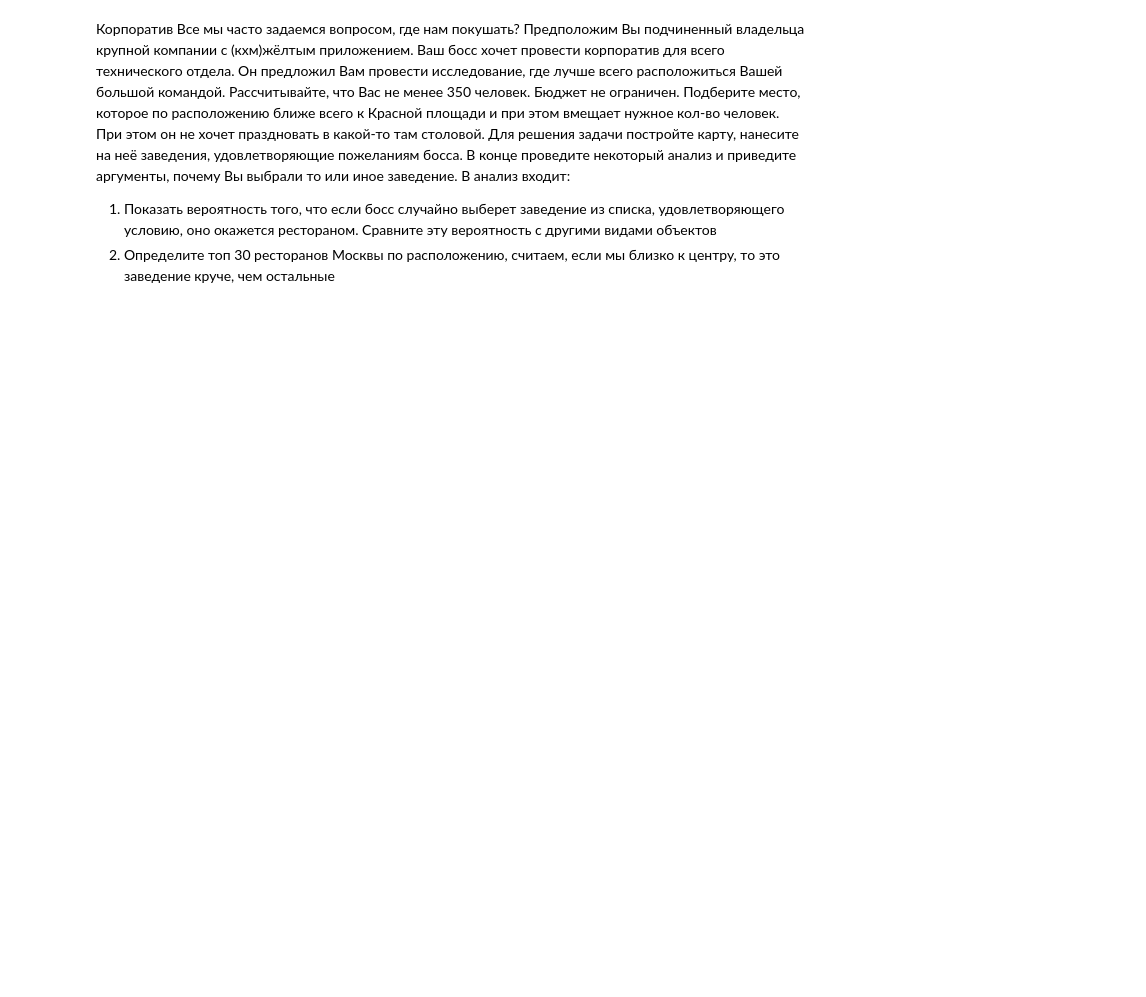
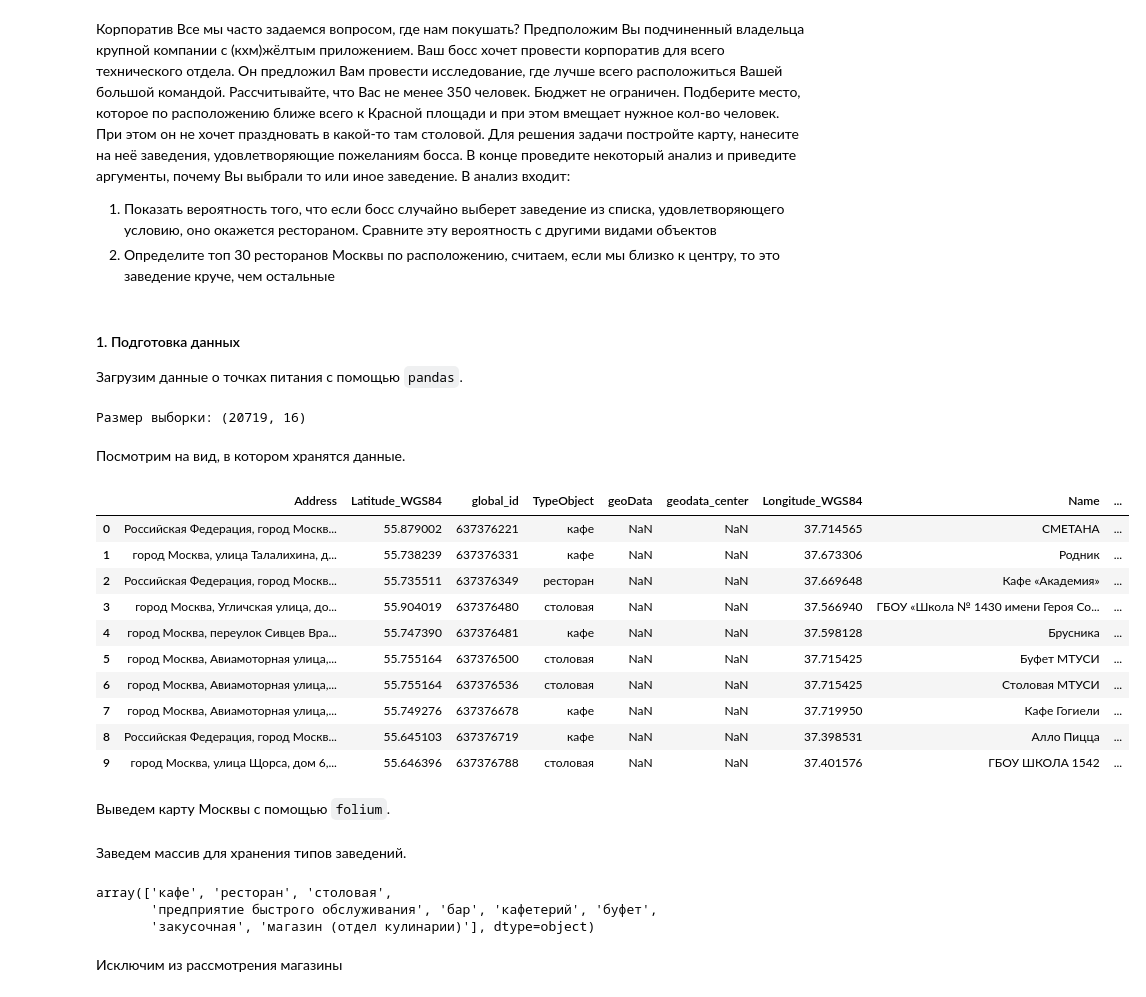
Before and after one commit to Arslan223/Corporate, a Jupyter notebook: corporate-research.ipynb, the cells around one changed output. Cells and saved outputs as stored; diff of their text form; code cells hidden in the pictures; blank space fills up the shorter version.

Commit message:
place data from mos.ru + finish research

```diff
--- a/corporate-research.ipynb
+++ b/corporate-research.ipynb
@@ -13,2 +15,29 @@ import seaborn as sns
 
 sns.set(style='whitegrid', font_scale=1.3, palette='Set2')
+# %% [markdown]
+#### 1. Подготовка данных
+
+Загрузим данные о точках питания с помощью `pandas`.
+# %%
+pb_train = pd.read_xml('data/data.xml', encoding='windows-1251')
+print('Размер выборки:', pb_train.shape)
+# %% [output]
+Размер выборки: (20719, 16)
+# %% [markdown]
+Посмотрим на вид, в котором хранятся данные.
+# %%
+pb_train.iloc[:10]
+# %% [output]
+|  | Address | Latitude_WGS84 | global_id | TypeObject | geoData | geodata_center | Longitude_WGS84 | Name | ... |
+| 0 | Российская Федерация, город Москв... | 55.879002 | 637376221 | кафе | NaN | NaN | 37.714565 | СМЕТАНА | ... |
+| 1 | город Москва, улица Талалихина, д... | 55.738239 | 637376331 | кафе | NaN | NaN | 37.673306 | Родник | ... |
+| 2 | Российская Федерация, город Москв... | 55.735511 | 637376349 | ресторан | NaN | NaN | 37.669648 | Кафе «Академия» | ... |
+| 3 | город Москва, Угличская улица, до... | 55.904019 | 637376480 | столовая | NaN | NaN | 37.566940 | ГБОУ «Школа № 1430 имени Героя Со... | ... |
+| 4 | город Москва, переулок Сивцев Вра... | 55.747390 | 637376481 | кафе | NaN | NaN | 37.598128 | Брусника | ... |
+| 5 | город Москва, Авиамоторная улица,... | 55.755164 | 637376500 | столовая | NaN | NaN | 37.715425 | Буфет МТУСИ | ... |
+| 6 | город Москва, Авиамоторная улица,... | 55.755164 | 637376536 | столовая | NaN | NaN | 37.715425 | Столовая МТУСИ | ... |
+| 7 | город Москва, Авиамоторная улица,... | 55.749276 | 637376678 | кафе | NaN | NaN | 37.719950 | Кафе Гогиели | ... |
+| 8 | Российская Федерация, город Москв... | 55.645103 | 637376719 | кафе | NaN | NaN | 37.398531 | Алло Пицца | ... |
+| 9 | город Москва, улица Щорса, дом 6,... | 55.646396 | 637376788 | столовая | NaN | NaN | 37.401576 | ГБОУ ШКОЛА 1542 | ... |
+# %% [markdown]
+Выведем карту Москвы с помощью `folium`.
@@ -14,0 +46,11 @@ sns.set(style='whitegrid', font_scale=1.3, palette='Set2')
+# %% [markdown]
+Заведем массив для хранения типов заведений.
+# %%
+point_types = pb_train['TypeObject'].unique()
+point_types
+# %% [output]
+array(['кафе', 'ресторан', 'столовая',
+       'предприятие быстрого обслуживания', 'бар', 'кафетерий', 'буфет',
+       'закусочная', 'магазин (отдел кулинарии)'], dtype=object)
+# %% [markdown]
+Исключим из рассмотрения магазины
```
Also changed, not shown: parts of 25 cells of this notebook, 2 other files.
